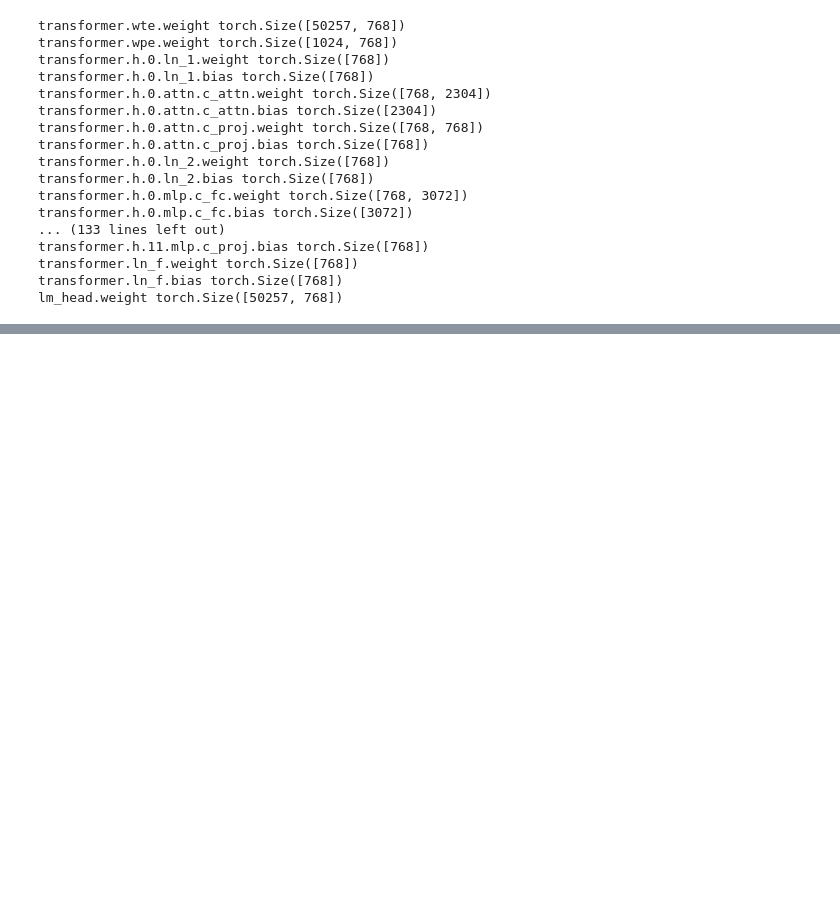
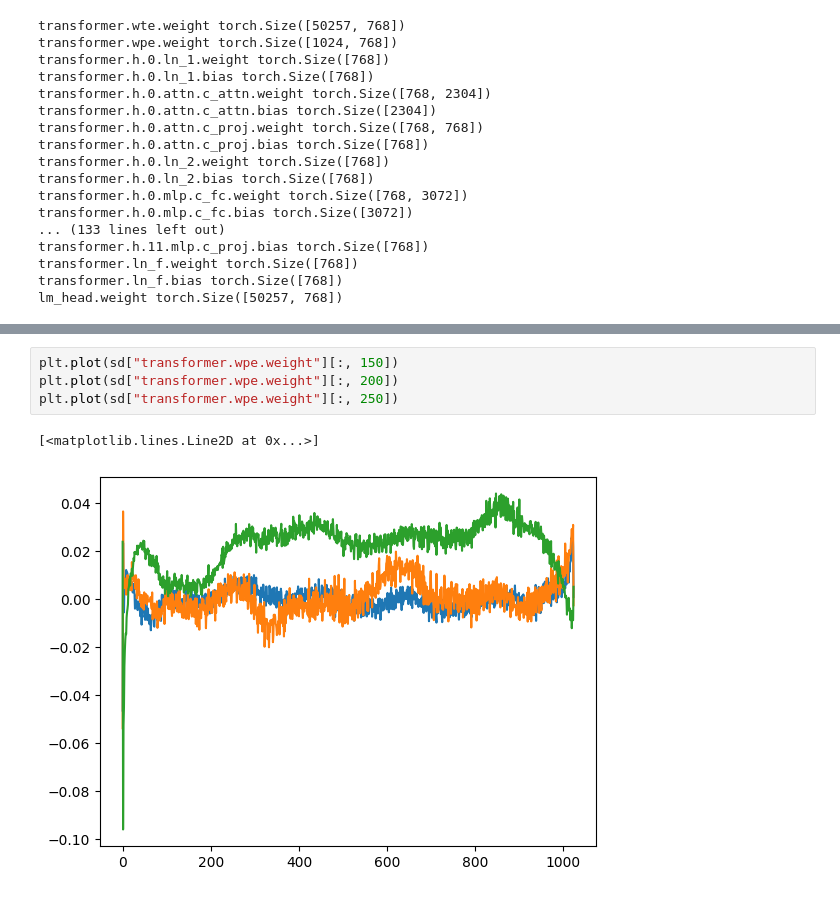
Before and after one commit to Xue10/neural-networks-practice, a Jupyter notebook: play.ipynb, the cells around one changed output, grey strips where cells are left out. Cells and saved outputs as stored; diff of their text form; blank space fills up the shorter version.

```diff
--- a/play.ipynb
+++ b/play.ipynb
@@ -59,0 +74,7 @@ lm_head.weight torch.Size([50257, 768])
+# %%
+plt.plot(sd["transformer.wpe.weight"][:, 150])
+plt.plot(sd["transformer.wpe.weight"][:, 200])
+plt.plot(sd["transformer.wpe.weight"][:, 250])
+# %% [output]
+[<matplotlib.lines.Line2D at 0x...>]
+[figure, added]
```
Also changed, not shown: parts of 4 cells of this notebook, 1 other file.
